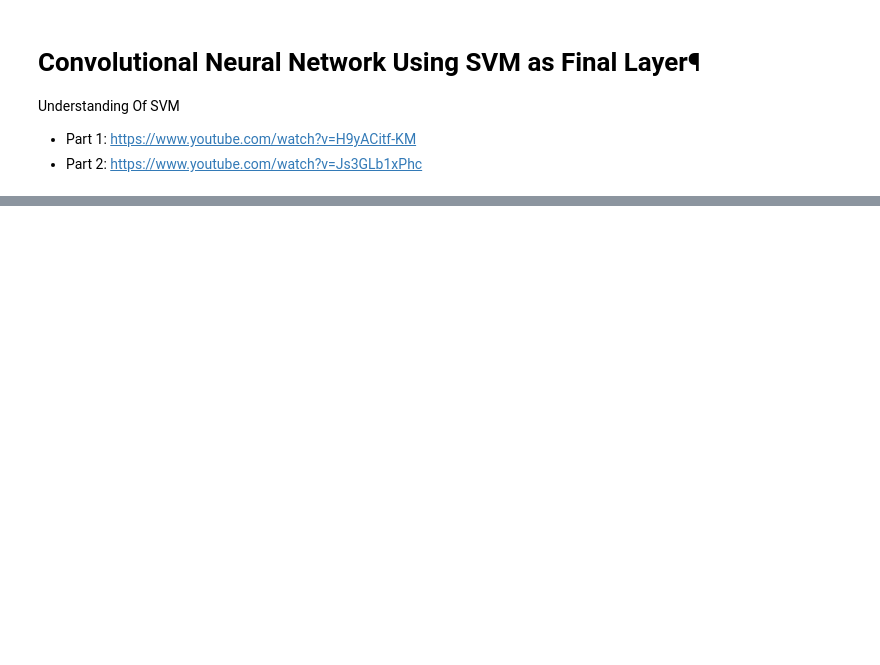
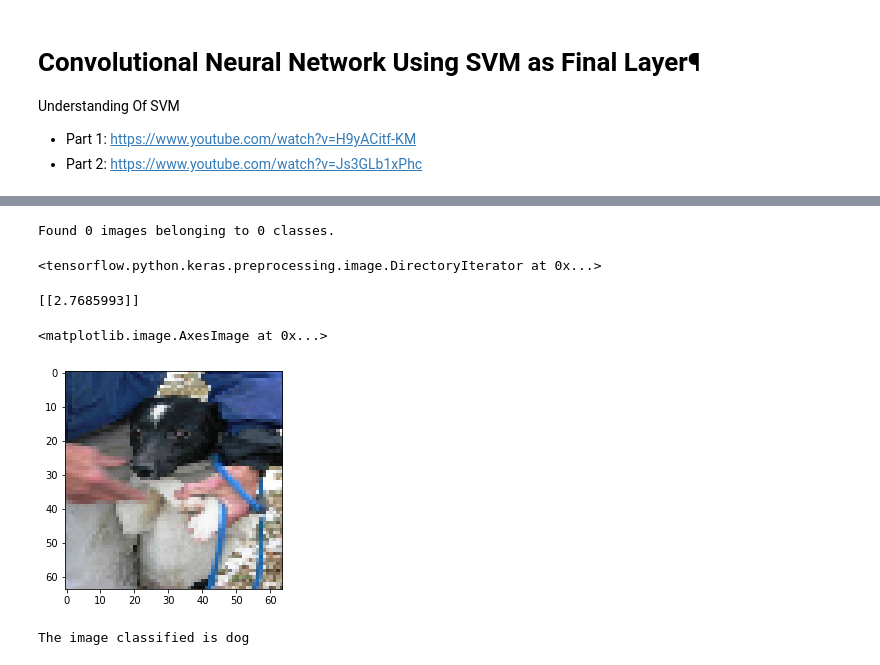
Before and after one commit to pvidya11/Deep_Learning, a Jupyter notebook: Projects/21_CNN(ImageClassification)_Using_SVM/Convolutional_Neural_Network_Using_SVM_as_Final_Layer.ipynb, the cells around one changed output, grey strips where cells are left out. Saved outputs shown, nothing was run; the diff lists cells and outputs as text; code cells hidden in the pictures; blank space fills up the shorter version.

```diff
--- a/Projects/21_CNN(ImageClassification)_Using_SVM/Convolutional_Neural_Network_Using_SVM_as_Final_Layer.ipynb
+++ b/Projects/21_CNN(ImageClassification)_Using_SVM/Convolutional_Neural_Network_Using_SVM_as_Final_Layer.ipynb
@@ -26,8 +32,22 @@ tf.__version__
 # %%
 # Part 1 - Data Preprocessing
-
 # Preprocessing the Training set
 train_datagen = ImageDataGenerator(rescale = 1./255,
                                    shear_range = 0.2,
                                    zoom_range = 0.2,
                                    horizontal_flip = True)
+
+val_datagen = ImageDataGenerator(rescale = 1./255,
+                                   shear_range = 0.2,
+                                   zoom_range = 0.2,
+                                   horizontal_flip = True)
+
+training_set = train_datagen.flow_from_directory(train_path,
+                                                 target_size = (64, 64),
+                                                 batch_size = 32,
+                                                 class_mode = 'binary')
+
+val_set = val_datagen.flow_from_directory(val_path,
+                                                 target_size = (64, 64),
+                                                 batch_size = 32,
+                                                 class_mode = 'binary')
@@ -34,15 +57,3 @@ train_datagen = ImageDataGenerator(rescale = 1./255,
-# %%
-training_set = train_datagen.flow_from_directory('Datasets/train',
-                                                 target_size = (64, 64),
-                                                 batch_size = 32,
-                                                 class_mode = 'binary')
-
-# Preprocessing the Test set
-test_datagen = ImageDataGenerator(rescale = 1./255)
-test_set = test_datagen.flow_from_directory('Datasets/test',
-                                            target_size = (64, 64),
-                                            batch_size = 32,
-                                            class_mode = 'binary')
 # %%
 from tensorflow.keras.layers import Conv2D
 from tensorflow.keras.layers import Dense
@@ -76,8 +87,7 @@ cnn.add(Dense(1, kernel_regularizer=tf.keras.regularizers.l2(0.01),activation
              ='linear'))
 # %%
 ## for mulitclassification
-cnn.add(Dense(4, kernel_regularizer=tf.keras.regularizers.l2(0.01),activation
-             ='softmax'))
-cnn.compile(optimizer = 'adam', loss = 'squared_hinge', metrics = ['accuracy'])
+#cnn.add(Dense(4, kernel_regularizer=tf.keras.regularizers.l2(0.01),activation ='softmax'))
+#cnn.compile(optimizer = 'adam', loss = 'squared_hinge', metrics = ['accuracy'])
 # %%
 cnn.summary()
@@ -88,4 +116,4 @@ cnn.summary()
 cnn.compile(optimizer = 'adam', loss = 'hinge', metrics = ['accuracy'])
 
 # Training the CNN on the Training set and evaluating it on the Test set
-r=cnn.fit(x = training_set, validation_data = test_set, epochs = 15)
+r = cnn.fit(training_set, validation_data=val_set, epochs = 15)
@@ -122,10 +190,23 @@ model.summary()
+# %%
+#Preprocessing the Test set
+test_datagen = ImageDataGenerator(rescale = 1./255)
+test_datagen.flow_from_directory(test_path+'/', target_size = (64, 64), batch_size = 32)
+# %% [output]
+Found 0 images belonging to 0 classes.
+<tensorflow.python.keras.preprocessing.image.DirectoryIterator at 0x...>
 # %%
 # Part 4 - Making a single prediction
 
 import numpy as np
 from tensorflow.keras.preprocessing import image
-test_image = image.load_img('Datasets/test/dogs/dog.4015.jpg', target_size = (64,64))
-test_image = image.img_to_array(test_image)
+test_image1 = image.load_img(test_path +'/1.jpg', target_size = (64,64))
+test_image = image.img_to_array(test_image1)
 test_image=test_image/255
 test_image = np.expand_dims(test_image, axis = 0)
 result = cnn.predict(test_image)
+print(result)
+plt.imshow(test_image1)
+# %% [output]
+[[2.7685993]]
+<matplotlib.image.AxesImage at 0x...>
+[figure, added]
@@ -134,3 +213,10 @@ result
+# %%
+if result[0]<0:
+    print("The image classified is cat")
+else:
+    print("The image classified is dog")
+# %% [output]
+The image classified is dog
 # %%
 # Part 4 - Making a single prediction
 
```
Also changed, not shown: parts of 11 cells of this notebook.
